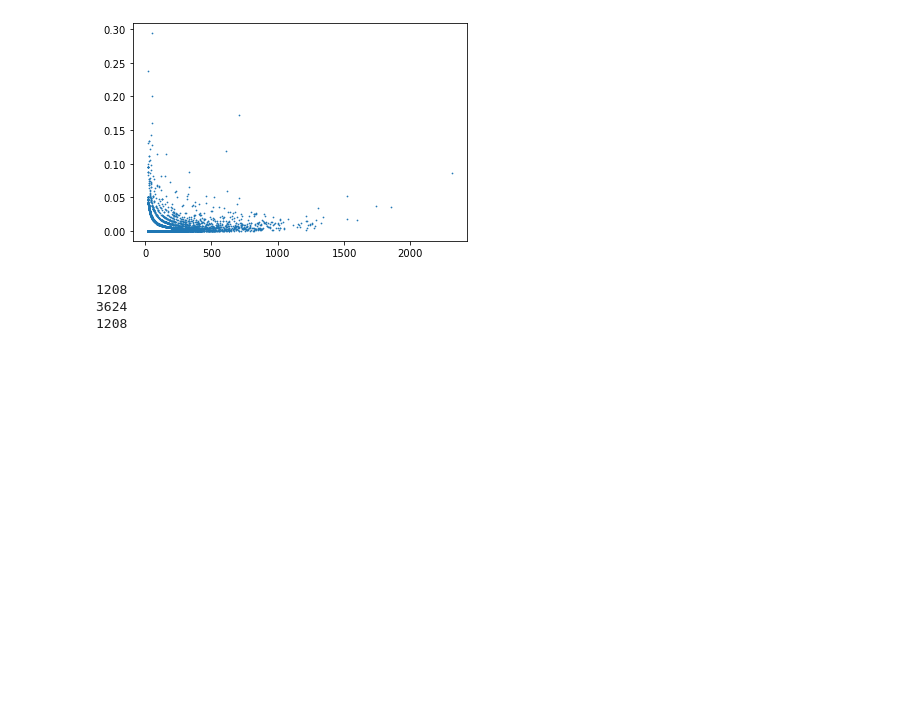
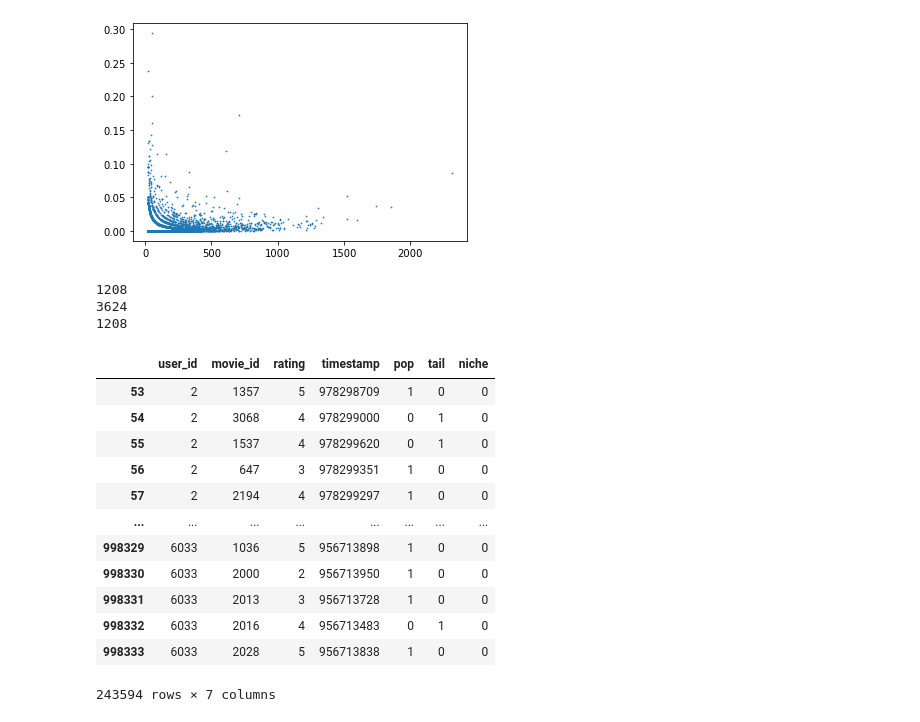
Before and after one commit to MinSeok-Pons-Kim/MELU_pytorch, a Jupyter notebook: movielens/ml-1m/data_analysis.ipynb, the cells around one changed output. Drawn from its saved outputs; the diff is of its cells as text; code cells hidden in the pictures; blank space fills up the shorter version.

```diff
--- a/movielens/ml-1m/data_analysis.ipynb
+++ b/movielens/ml-1m/data_analysis.ipynb
@@ -78,0 +83,16 @@ with open('user_old_state_y.json', 'w') as f:
+# %%
+warm_u_score_test
+# %% [output]
+|  | user_id | movie_id | rating | timestamp | pop | tail | niche |
+| 53 | 2 | 1357 | 5 | 978298709 | 1 | 0 | 0 |
+| 54 | 2 | 3068 | 4 | 978299000 | 0 | 1 | 0 |
+| 55 | 2 | 1537 | 4 | 978299620 | 0 | 1 | 0 |
+| 56 | 2 | 647 | 3 | 978299351 | 1 | 0 | 0 |
+| 57 | 2 | 2194 | 4 | 978299297 | 1 | 0 | 0 |
+| ... | ... | ... | ... | ... | ... | ... | ... |
+| 998329 | 6033 | 1036 | 5 | 956713898 | 1 | 0 | 0 |
+| 998330 | 6033 | 2000 | 2 | 956713950 | 1 | 0 | 0 |
+| 998331 | 6033 | 2013 | 3 | 956713728 | 1 | 0 | 0 |
+| 998332 | 6033 | 2016 | 4 | 956713483 | 0 | 1 | 0 |
+| 998333 | 6033 | 2028 | 5 | 956713838 | 1 | 0 | 0 |
+243594 rows × 7 columns
```
Also changed, not shown: parts of 1 cell of this notebook, 6 other files.
